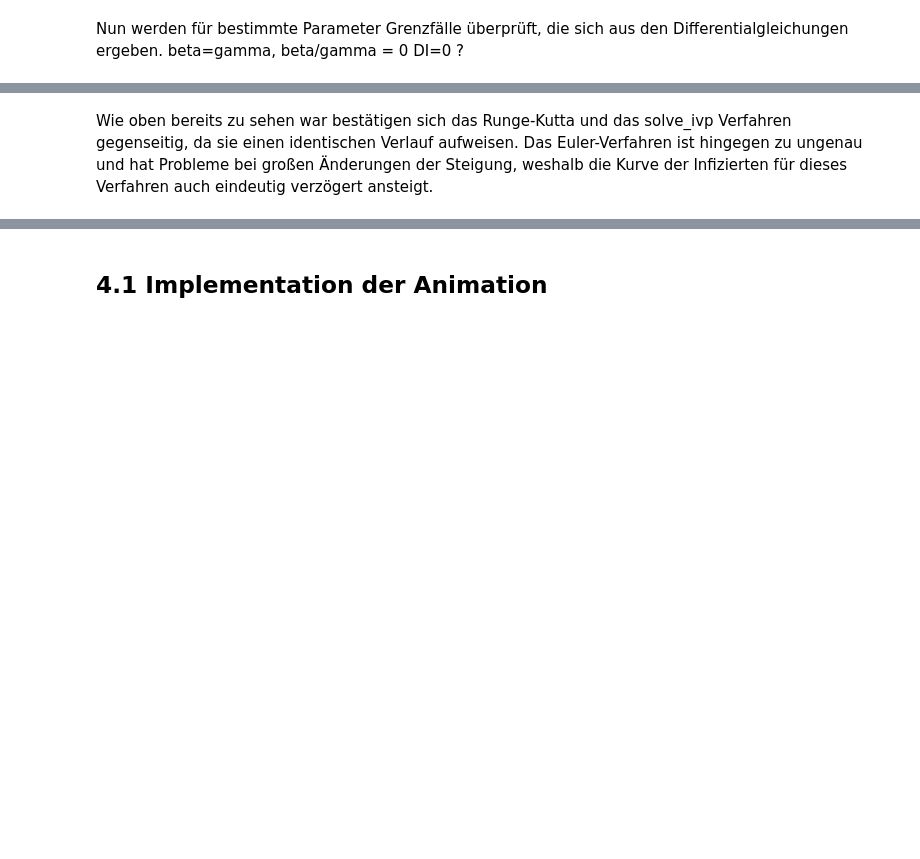
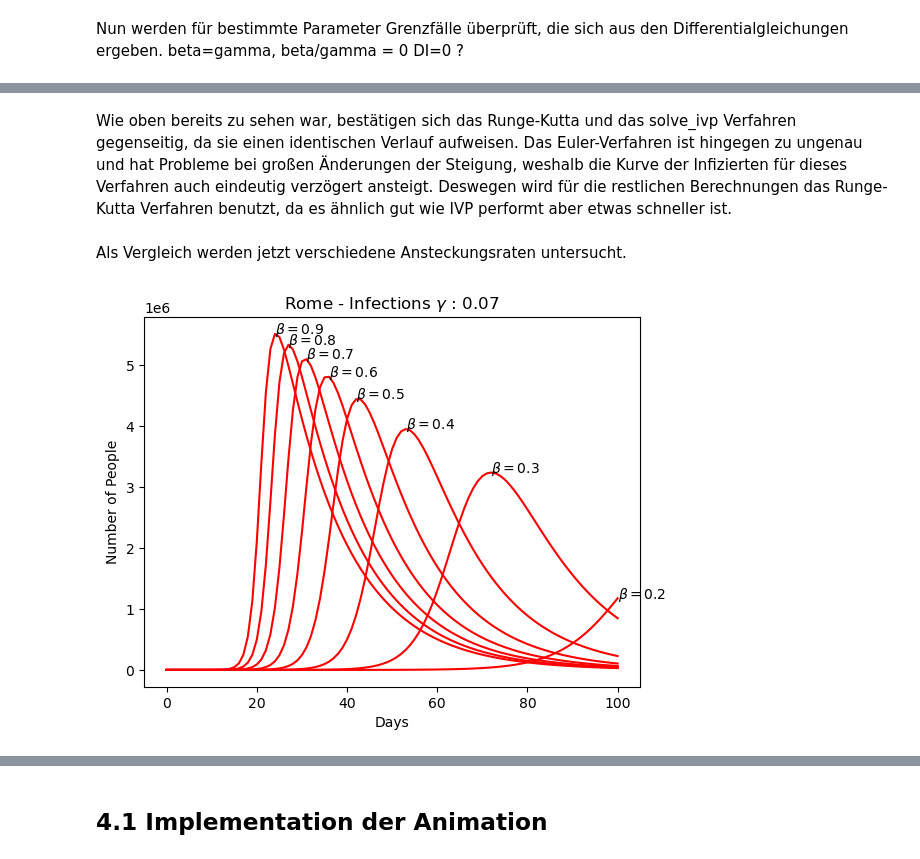
Before and after one commit to LoloSpirit/PlagueInc, a Jupyter notebook: Ausarbeitung_Projekt.ipynb, the cells around one changed output, grey strips where cells are left out. Cells and saved outputs as stored; diff of their text form; code cells hidden in the pictures; blank space fills up the shorter version.

Commit message:
vergleich

```diff
--- a/Ausarbeitung_Projekt.ipynb
+++ b/Ausarbeitung_Projekt.ipynb
@@ -579,2 +562,14 @@ plot_SIR(city, t, s, i, r, values = {r'\beta': beta, r'\gamma': gamma})
 # %% [markdown]
-Wie oben bereits zu sehen war bestätigen sich das Runge-Kutta und das solve_ivp Verfahren gegenseitig, da sie einen identischen Verlauf aufweisen. Das Euler-Verfahren ist hingegen zu ungenau und hat Probleme bei großen Änderungen der Steigung, weshalb die Kurve der Infizierten für dieses Verfahren auch eindeutig verzögert ansteigt.
+Wie oben bereits zu sehen war, bestätigen sich das Runge-Kutta und das solve_ivp Verfahren gegenseitig, da sie einen identischen Verlauf aufweisen. Das Euler-Verfahren ist hingegen zu ungenau und hat Probleme bei großen Änderungen der Steigung, weshalb die Kurve der Infizierten für dieses Verfahren auch eindeutig verzögert ansteigt. Deswegen wird für die restlichen Berechnungen das Runge-Kutta Verfahren benutzt, da es ähnlich gut wie IVP performt aber etwas schneller ist.
+# %% [markdown]
+Als Vergleich werden jetzt verschiedene Ansteckungsraten untersucht.
+# %%
+for b in np.arange(0.2,1,0.1):
+    cure_humanity()
+    cities['DLM'].infect(1000)
+    t, SIR_values = combined_simulation(b, gamma, D, D, D, 100, "RK")
+    s, i, r = zip(*SIR_values[city])
+    plot_SIR(fr'Rome - Infections $\gamma$ : {gamma}', t, i = i, values = {r'\beta': b}, plot=False)
+plt.show()
+# %% [output]
+[figure, added]
```
Also changed, not shown: parts of 12 cells of this notebook, 4 other files.
